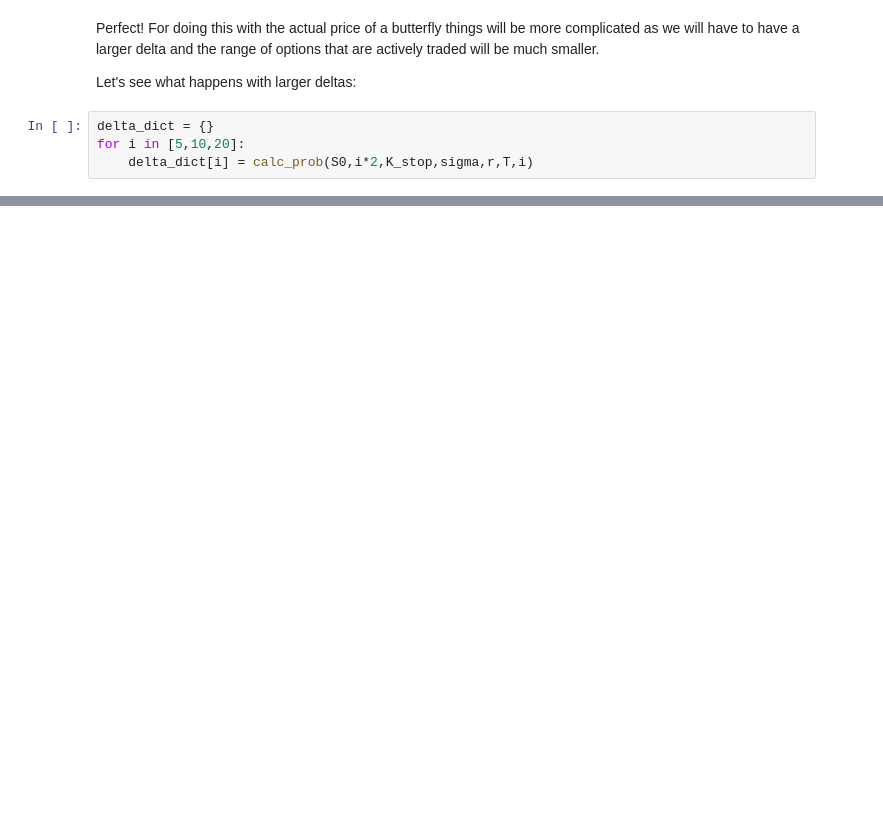
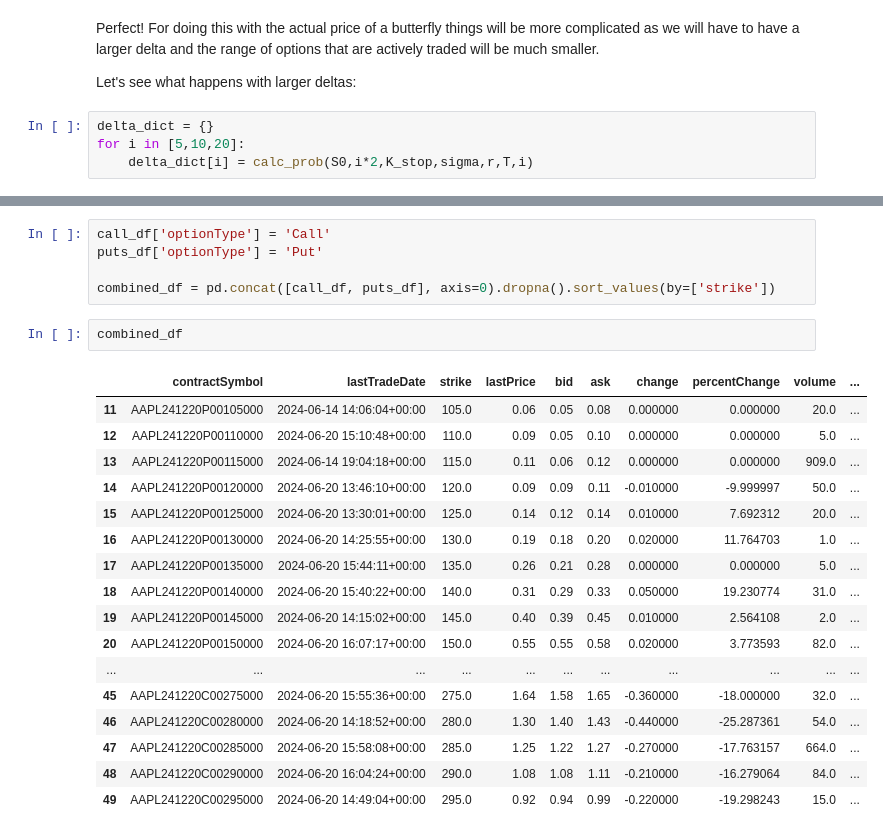
Before and after one commit to hdaniel17/options, a Jupyter notebook: implied-probability.ipynb, the cells around one changed output, grey strips where cells are left out. Saved outputs shown, nothing was run; the diff lists cells and outputs as text; blank space fills up the shorter version.

```diff
--- a/implied-probability.ipynb
+++ b/implied-probability.ipynb
@@ -263,0 +255,25 @@ Before continuing, I will research some more to see what the best strategy is fo
+# %%
+call_df['optionType'] = 'Call'
+puts_df['optionType'] = 'Put'
+
+combined_df = pd.concat([call_df, puts_df], axis=0).dropna().sort_values(by=['strike'])
+# %%
+combined_df
+# %% [output]
+|  | contractSymbol | lastTradeDate | strike | lastPrice | bid | ask | change | percentChange | volume | ... |
+| 11 | AAPL241220P00105000 | 2024-06-14 14:06:04+00:00 | 105.0 | 0.06 | 0.05 | 0.08 | 0.000000 | 0.000000 | 20.0 | ... |
+| 12 | AAPL241220P00110000 | 2024-06-20 15:10:48+00:00 | 110.0 | 0.09 | 0.05 | 0.10 | 0.000000 | 0.000000 | 5.0 | ... |
+| 13 | AAPL241220P00115000 | 2024-06-14 19:04:18+00:00 | 115.0 | 0.11 | 0.06 | 0.12 | 0.000000 | 0.000000 | 909.0 | ... |
+| 14 | AAPL241220P00120000 | 2024-06-20 13:46:10+00:00 | 120.0 | 0.09 | 0.09 | 0.11 | -0.010000 | -9.999997 | 50.0 | ... |
+| 15 | AAPL241220P00125000 | 2024-06-20 13:30:01+00:00 | 125.0 | 0.14 | 0.12 | 0.14 | 0.010000 | 7.692312 | 20.0 | ... |
+| 16 | AAPL241220P00130000 | 2024-06-20 14:25:55+00:00 | 130.0 | 0.19 | 0.18 | 0.20 | 0.020000 | 11.764703 | 1.0 | ... |
+| 17 | AAPL241220P00135000 | 2024-06-20 15:44:11+00:00 | 135.0 | 0.26 | 0.21 | 0.28 | 0.000000 | 0.000000 | 5.0 | ... |
+| 18 | AAPL241220P00140000 | 2024-06-20 15:40:22+00:00 | 140.0 | 0.31 | 0.29 | 0.33 | 0.050000 | 19.230774 | 31.0 | ... |
+| 19 | AAPL241220P00145000 | 2024-06-20 14:15:02+00:00 | 145.0 | 0.40 | 0.39 | 0.45 | 0.010000 | 2.564108 | 2.0 | ... |
+| 20 | AAPL241220P00150000 | 2024-06-20 16:07:17+00:00 | 150.0 | 0.55 | 0.55 | 0.58 | 0.020000 | 3.773593 | 82.0 | ... |
+| ... | ... | ... | ... | ... | ... | ... | ... | ... | ... | ... |
+| 45 | AAPL241220C00275000 | 2024-06-20 15:55:36+00:00 | 275.0 | 1.64 | 1.58 | 1.65 | -0.360000 | -18.000000 | 32.0 | ... |
+| 46 | AAPL241220C00280000 | 2024-06-20 14:18:52+00:00 | 280.0 | 1.30 | 1.40 | 1.43 | -0.440000 | -25.287361 | 54.0 | ... |
+| 47 | AAPL241220C00285000 | 2024-06-20 15:58:08+00:00 | 285.0 | 1.25 | 1.22 | 1.27 | -0.270000 | -17.763157 | 664.0 | ... |
+| 48 | AAPL241220C00290000 | 2024-06-20 16:04:24+00:00 | 290.0 | 1.08 | 1.08 | 1.11 | -0.210000 | -16.279064 | 84.0 | ... |
+| 49 | AAPL241220C00295000 | 2024-06-20 14:49:04+00:00 | 295.0 | 0.92 | 0.94 | 0.99 | -0.220000 | -19.298243 | 15.0 | ... |
```
Also changed, not shown: parts of 27 cells of this notebook, 2 other files.
